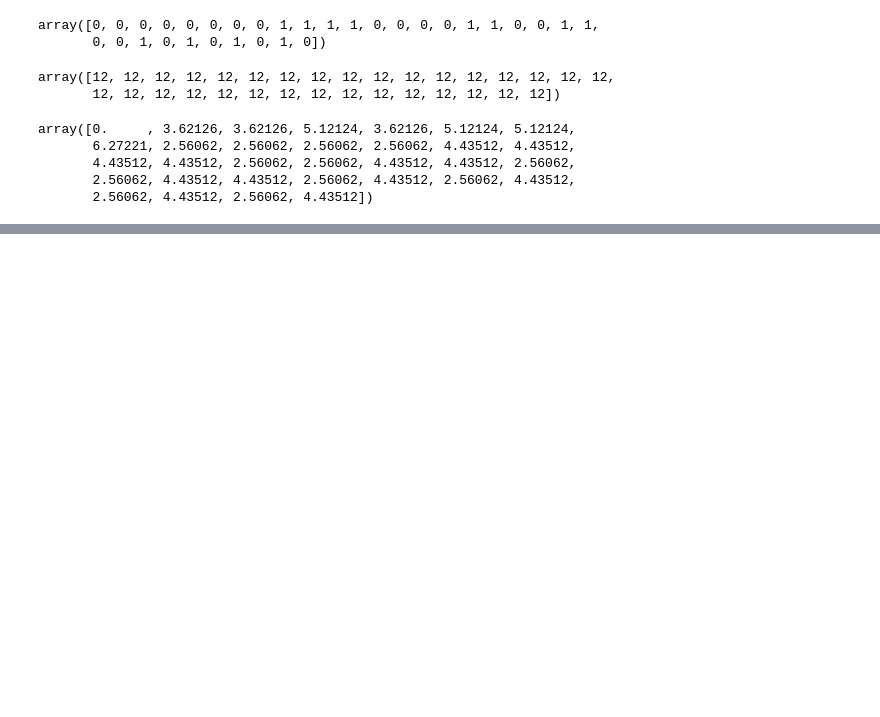
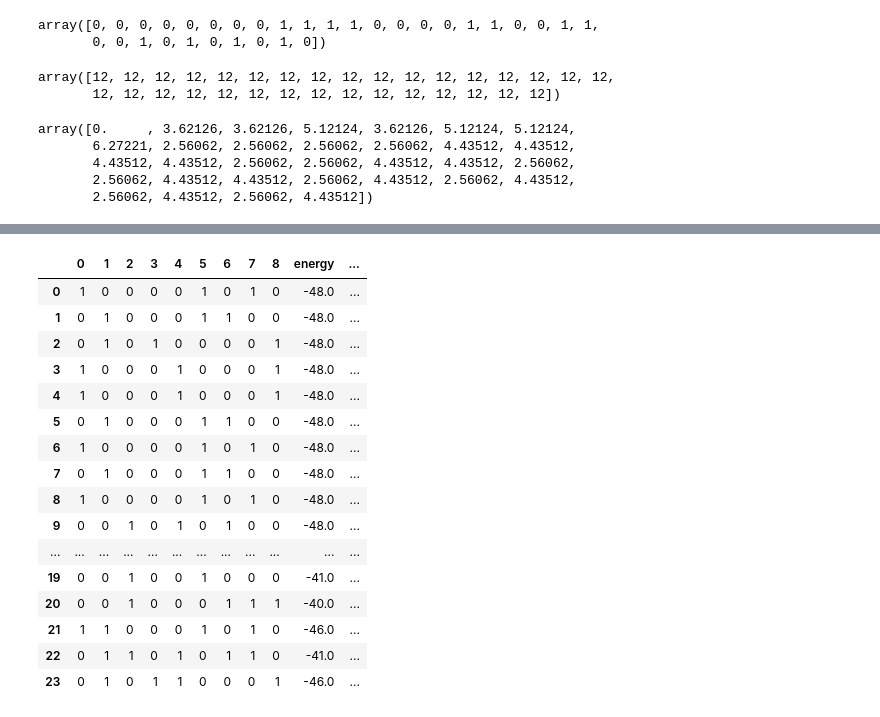
Before and after one commit to cmc-ucl/quantum_computing, a Jupyter notebook: AQC_CMC_workflow.ipynb, the cells around one changed output, grey strips where cells are left out. Saved outputs shown, nothing was run; the diff lists cells and outputs as text; code cells hidden in the pictures; blank space fills up the shorter version.

```diff
--- a/AQC_CMC_workflow.ipynb
+++ b/AQC_CMC_workflow.ipynb
@@ -772,0 +810,15 @@ array([0.     , 3.62126, 3.62126, 5.12124, 3.62126, 5.12124, 5.12124,
+# %%
+from pymatgen.core.structure import Structure
+lattice = np.array([[2.      , 0., 0.],
+                   [0., 2.      , 0.],
+                   [0., 0., 2.      ]])
+
+structure = Structure(lattice, species=['Cu'], coords=[[0., 0., 0. ]])
+
+n_supercell = 3
+scaling_matrix = np.identity(3)*n_supercell
+scaling_matrix[2][2] = 1.
+structure.make_supercell(scaling_matrix)
+# %%
+adjacency_matrix = build_adjacency_matrix(structure)
+adjacency_matrixb
@@ -772,0 +835,46 @@ array([0.     , 3.62126, 3.62126, 5.12124, 3.62126, 5.12124, 5.12124,
+# %%
+import dimod
+
+from dwave.system import LeapHybridDQMSampler
+
+dqm = dimod.DiscreteQuadraticModel()
+n_clusters = 2
+n_nodes = structure.num_sites
+beta = 3
+cu_cu = -2.
+zn_zn = -1.
+cu_zn = -3
+
+for i in range(structure.num_sites):
+    dqm.add_variable(n_clusters, label=i)
+
+#linked atoms
+for i in range(structure.num_sites):
+    for j in np.where(adjacency_matrix[i] == 1)[0]:
+        #print(i,j)
+        dqm.set_quadratic(i, j, {(0, 0): cu_cu, (0, 1): cu_zn, (1, 1): zn_zn})
+
+sampler = LeapHybridDQMSampler()
+sampleset = sampler.sample_dqm(dqm, label='DQM first attempt')
+
+#Add the concentration constraint
+# %%
+sampleset.to_pandas_dataframe()
+# %% [output]
+|  | 0 | 1 | 2 | 3 | 4 | 5 | 6 | 7 | 8 | energy | ... |
+| 0 | 1 | 0 | 0 | 0 | 0 | 1 | 0 | 1 | 0 | -48.0 | ... |
+| 1 | 0 | 1 | 0 | 0 | 0 | 1 | 1 | 0 | 0 | -48.0 | ... |
+| 2 | 0 | 1 | 0 | 1 | 0 | 0 | 0 | 0 | 1 | -48.0 | ... |
+| 3 | 1 | 0 | 0 | 0 | 1 | 0 | 0 | 0 | 1 | -48.0 | ... |
+| 4 | 1 | 0 | 0 | 0 | 1 | 0 | 0 | 0 | 1 | -48.0 | ... |
+| 5 | 0 | 1 | 0 | 0 | 0 | 1 | 1 | 0 | 0 | -48.0 | ... |
+| 6 | 1 | 0 | 0 | 0 | 0 | 1 | 0 | 1 | 0 | -48.0 | ... |
+| 7 | 0 | 1 | 0 | 0 | 0 | 1 | 1 | 0 | 0 | -48.0 | ... |
+| 8 | 1 | 0 | 0 | 0 | 0 | 1 | 0 | 1 | 0 | -48.0 | ... |
+| 9 | 0 | 0 | 1 | 0 | 1 | 0 | 1 | 0 | 0 | -48.0 | ... |
+| ... | ... | ... | ... | ... | ... | ... | ... | ... | ... | ... | ... |
+| 19 | 0 | 0 | 1 | 0 | 0 | 1 | 0 | 0 | 0 | -41.0 | ... |
+| 20 | 0 | 0 | 1 | 0 | 0 | 0 | 1 | 1 | 1 | -40.0 | ... |
+| 21 | 1 | 1 | 0 | 0 | 0 | 1 | 0 | 1 | 0 | -46.0 | ... |
+| 22 | 0 | 1 | 1 | 0 | 1 | 0 | 1 | 1 | 0 | -41.0 | ... |
+| 23 | 0 | 1 | 0 | 1 | 1 | 0 | 0 | 0 | 1 | -46.0 | ... |
```
Also changed, not shown: parts of 14 cells of this notebook.
